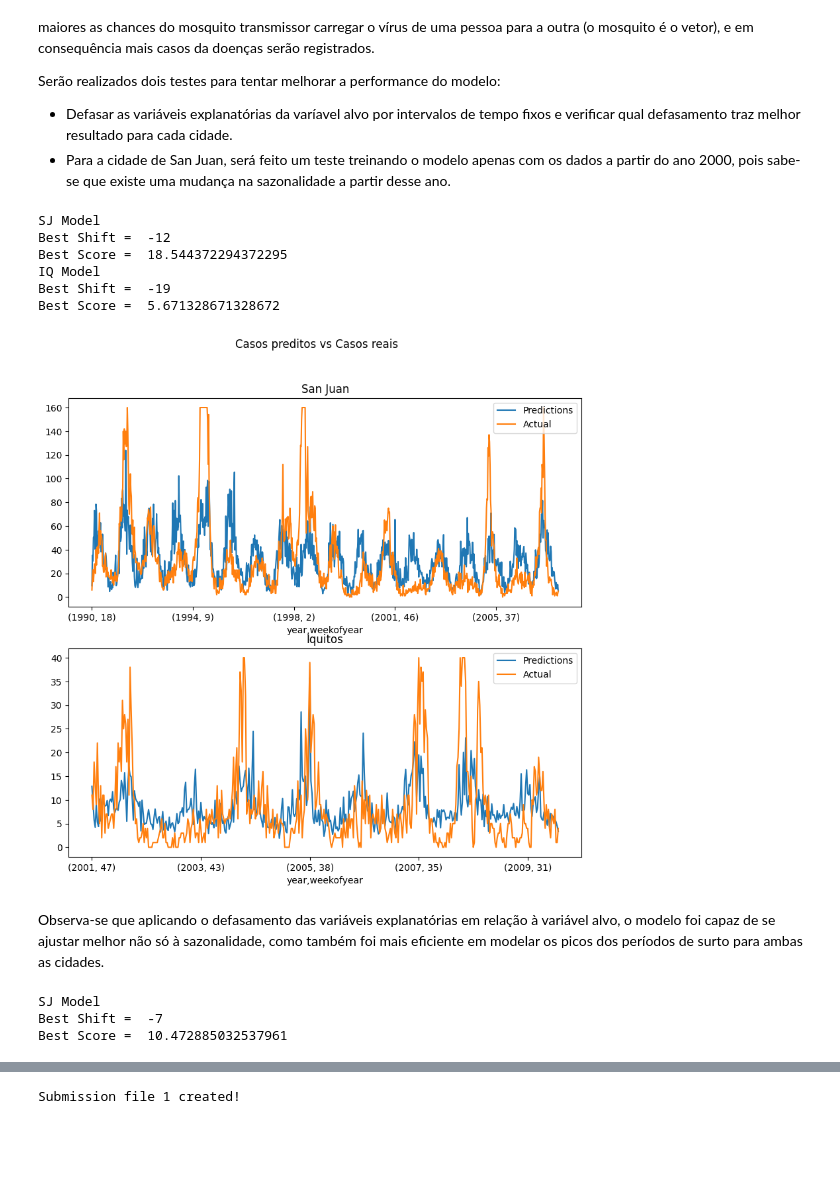
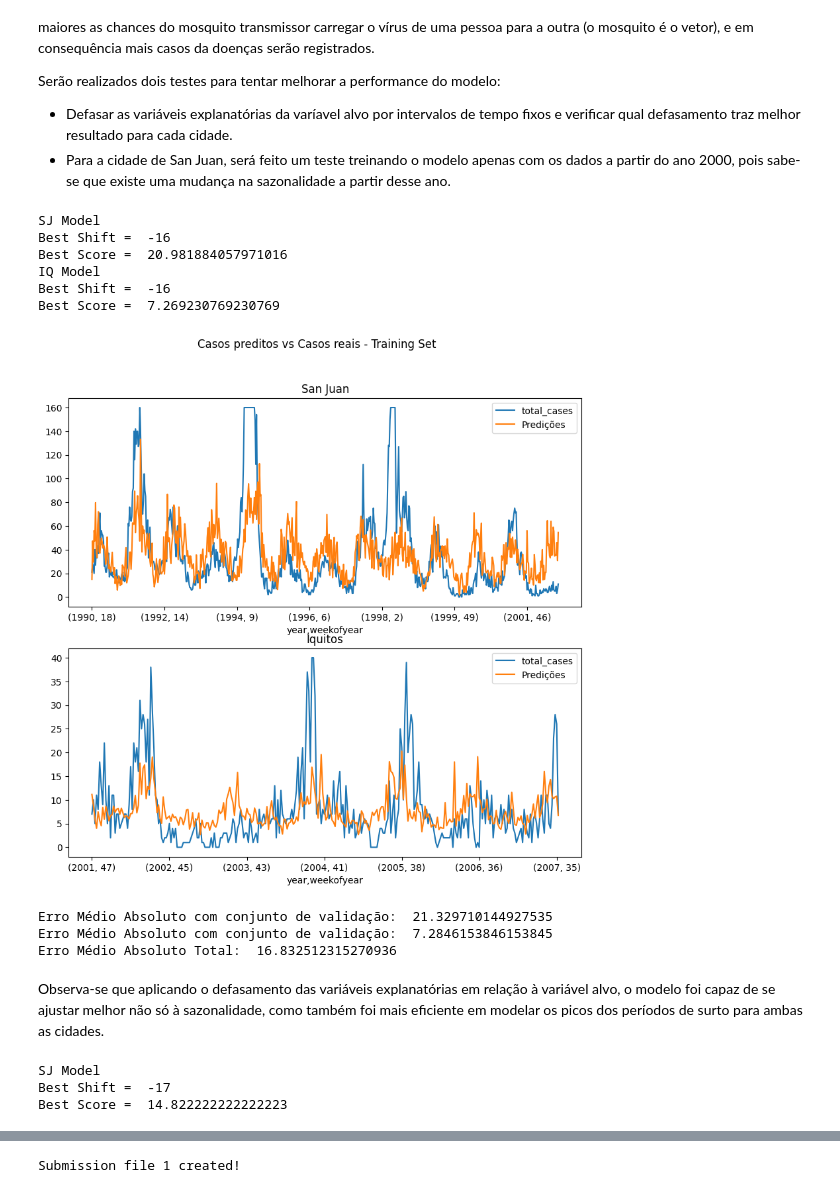
Before and after one commit to dericksaga/ML_Competitions, a Jupyter notebook: DengAI/DengAI_Predicting_v3.ipynb, the cells around one changed output, grey strips where cells are left out. Cells and saved outputs as stored; diff of their text form; code cells hidden in the pictures; blank space fills up the shorter version.

Commit message:
Add files via upload
Inclusao do modelo PoissonRegressor do Sklearn.

```diff
--- a/DengAI/DengAI_Predicting_v3.ipynb
+++ b/DengAI/DengAI_Predicting_v3.ipynb
@@ -465,21 +468,14 @@ def get_model(train_data, test_data):
     model = smf.glm(formula=model_formula,
                     data=train_data, family=fam)
 
-    results = model.fit()
-    predictions = results.predict(test_data).astype(int)
+    fitted_model = model.fit()
+    predictions = fitted_model.predict(test_data).astype(int)
     score = eval_measures.meanabs(predictions, test_data.total_cases)
-    #print("Score do Modelo: ",score)
-    #realiza a modelagem e a avaliação com o conjunto inteiro de dados de treinamento e teste
-    full_dataset = pd.concat([train_data, test_data])
-    model = smf.glm(formula=model_formula,
-                    data=full_dataset,
-                    family=fam)
-    fitted_model = model.fit()
     return fitted_model
 # %%
 #Separando o conjunto de treinamento do conjunto de validação
 #percentual de dados para validação: 20%
-perc_val = 0.2
+perc_val = PERC_VALID
 def train_test_split_data(data, percent):
     """data = DataFrame que será dividido
     percent = percentual de dados no conjunto de validação"""
@@ -615,13 +644,12 @@ def shift_dataset(data, shift, col='total_cases'):
     shifted_data.dropna(axis=0, inplace=True)
     return shifted_data
 
-def get_best_shifted_model(data, col='total_cases', sentido=-1):
+def get_best_shifted_model(data, col='total_cases', sentido=-1, perc_val=PERC_VALID):
     """data: DataFrame com variáveis explanatórias + variável alvo*
     col=coluna do DataFrame que será deslocada para encontrar o melhor modelo
     sentido= sentido do deslocamento, -1 é pra trás e 1 para frente
     *realizar um join antes de passar os DataFrames para essa função"""
     #o split de dados de treinamento e validação será feito aqui dentro
-    perc_val = 0.2
     grid_shift = range(1,20)
     best_shift = []
     best_score = 1000
@@ -631,8 +659,9 @@ def get_best_shifted_model(data, col='total_cases', sentido=-1):
         shifted_train, shifted_test = train_test_split_data(shifted_data, perc_val)
         #print('Shift = ', shift)
         model = get_model(shifted_train, shifted_test)
-        predictions = model.fittedvalues.values.astype(int)
-        score = eval_measures.meanabs(predictions, shifted_data.total_cases)
+        predictions = np.round(model.predict(shifted_test).astype(int))
+        #predictions = model.fittedvalues.values.astype(int)
+        score = eval_measures.meanabs(predictions, shifted_test.total_cases)
         #print('Score Total: ', score)
         if score < best_score:
             best_shift = shift
@@ -649,32 +678,28 @@ print('IQ Model')
 (iq_best_model, iq_shift) = get_best_shifted_model(iq_data)
 # %% [output]
 SJ Model
-Best Shift =  -12
-Best Score =  18.544372294372295
+Best Shift =  -16
+Best Score =  20.981884057971016
 IQ Model
-Best Shift =  -19
-Best Score =  5.671328671328672
+Best Shift =  -16
+Best Score =  7.269230769230769
 # %%
-shifted_sj_train = shift_dataset(sj_data, sj_shift)
-shifted_iq_train = shift_dataset(iq_data, iq_shift)
-figs, axs = plt.subplots(2,1, figsize=(10,9))
+sj_shifted_data = shift_dataset(sj_data, sj_shift)
+iq_shifted_data = shift_dataset(iq_data, iq_shift)
 
-shifted_sj_train['fitted'] = sj_best_model.fittedvalues
-shifted_sj_train['fitted'].plot(ax=axs[0], label="Predictions")
-shifted_sj_train['total_cases'].plot(ax=axs[0], label="Actual")
-axs[0].legend()
-axs[0].set_title('San Juan')
+shifted_sj_train, shifted_sj_test = train_test_split_data(sj_shifted_data, perc_val)
+shifted_iq_train, shifted_iq_test = train_test_split_data(iq_shifted_data, perc_val)
 
-shifted_iq_train['fitted'] = iq_best_model.fittedvalues
-shifted_iq_train['fitted'].plot(ax=axs[1], label="Predictions")
-shifted_iq_train['total_cases'].plot(ax=axs[1], label="Actual")
-axs[1].legend()
-axs[1].set_title('Iquitos')
 
-plt.suptitle("Casos preditos vs Casos reais")
-plt.show()
+plot_predictions(shifted_sj_train['total_cases'], shifted_iq_train['total_cases'],
+                 sj_best_model.fittedvalues.values,iq_best_model.fittedvalues.values)
+
+print_MAE(shifted_sj_test, shifted_iq_test, sj_best_model, iq_best_model)
 # %% [output]
-[figure, old version]
+[figure, new version]
+Erro Médio Absoluto com conjunto de validação:  21.329710144927535
+Erro Médio Absoluto com conjunto de validação:  7.2846153846153845
+Erro Médio Absoluto Total:  16.832512315270936
 # %% [markdown]
 Observa-se que aplicando o defasamento das variáveis explanatórias em relação à variável alvo, o modelo foi capaz de se ajustar melhor não só à sazonalidade, como também foi mais eficiente em modelar os picos dos períodos de surto para ambas as cidades.
 # %%
@@ -682,9 +707,9 @@ Observa-se que aplicando o defasamento das variáveis explanatórias em relaçã
 sj_data_p2000 = sj_data.iloc[468:]
 
 print('SJ Model')
-(sj_best_modelp2000, sj_shiftp2000) = get_best_shifted_model(sj_data_p2000)
+(sj_best_modelp2000, sj_shift_tp2000) = get_best_shifted_model(sj_data_p2000)
 # %% [output]
 SJ Model
-Best Shift =  -7
-Best Score =  10.472885032537961
+Best Shift =  -17
+Best Score =  14.822222222222223
 # %%
```
Also changed, not shown: parts of 28 cells of this notebook.
